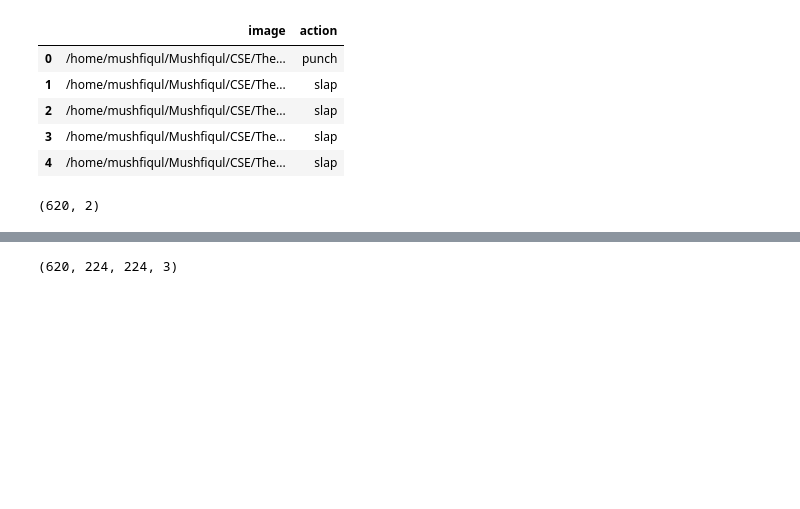
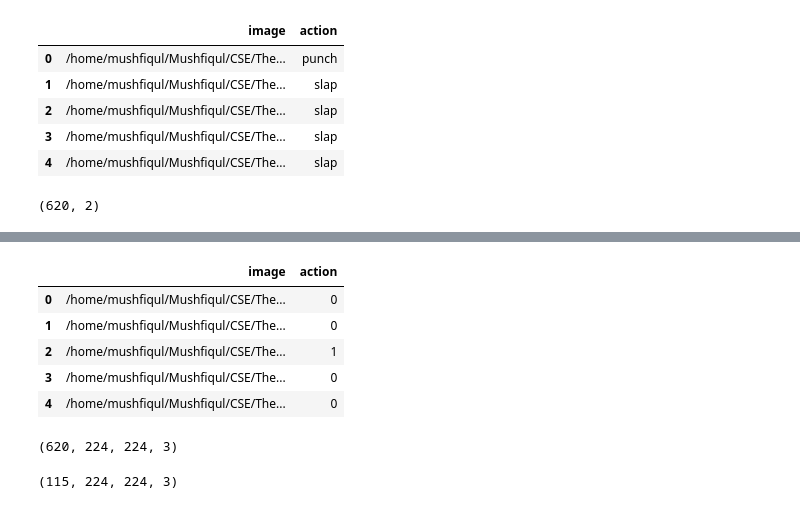
Before and after one commit to mushfiqulIslam/real-time-action-recognition-from-video-footage, a Jupyter notebook: action-recognition.ipynb, the cells around one changed output, grey strips where cells are left out. Drawn from its saved outputs; the diff is of its cells as text; code cells hidden in the pictures; blank space fills up the shorter version.

```diff
--- a/action-recognition.ipynb
+++ b/action-recognition.ipynb
@@ -127,14 +165,34 @@ print(train_image.shape)
+# %%
+val_image = val_image.replace(action_nums)
+val_image.head()
+# %% [output]
+|  | image | action |
+| 0 | /home/mushfiqul/Mushfiqul/CSE/The... | 0 |
+| 1 | /home/mushfiqul/Mushfiqul/CSE/The... | 0 |
+| 2 | /home/mushfiqul/Mushfiqul/CSE/The... | 1 |
+| 3 | /home/mushfiqul/Mushfiqul/CSE/The... | 0 |
+| 4 | /home/mushfiqul/Mushfiqul/CSE/The... | 0 |
 # %%
-train_image_value = []
-for i in tqdm(range(train_image.shape[0])):
-    img = image.load_img(train_image['image'][i], target_size=(224,224,3))
-    img = image.img_to_array(img)
-    # normalizing the pixel value
-    img = img / 255
-    train_image_value.append(img)
+def convert_to_array_and_split(image_data):
+    image_value = []
+    for i in tqdm(range(image_data.shape[0])):
+        img = image.load_img(image_data['image'][i], target_size=(224,224,3))
+        img = image.img_to_array(img)
+        # normalizing the pixel value
+        img = img / 255
+        image_value.append(img)
 
-X = np.array(train_image_value)
-X.shape
+    X = np.array(image_value)
+    y = image_data['action']
+    return X, y
-# %% [output]
-(620, 224, 224, 3)
+# %%
+X_train, y_train = convert_to_array_and_split(train_image)
+print(X_train.shape)
+# %% [output]
+(620, 224, 224, 3)
+# %%
+X_val, y_val = convert_to_array_and_split(val_image)
+print(X_val.shape)
+# %% [output]
+(115, 224, 224, 3)
 # %%
```
Also changed, not shown: parts of 17 cells of this notebook, 2 other files.
